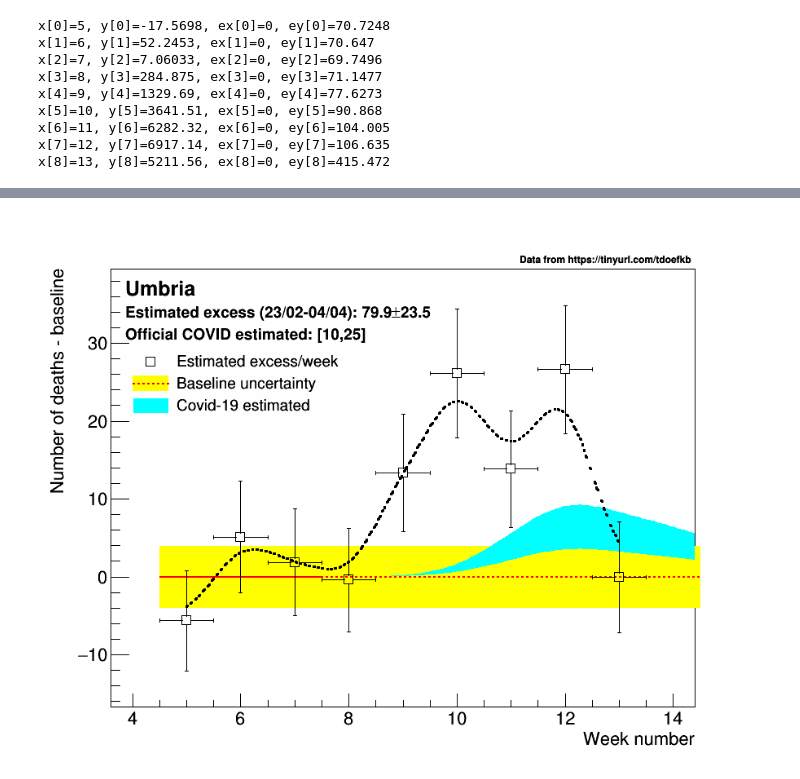
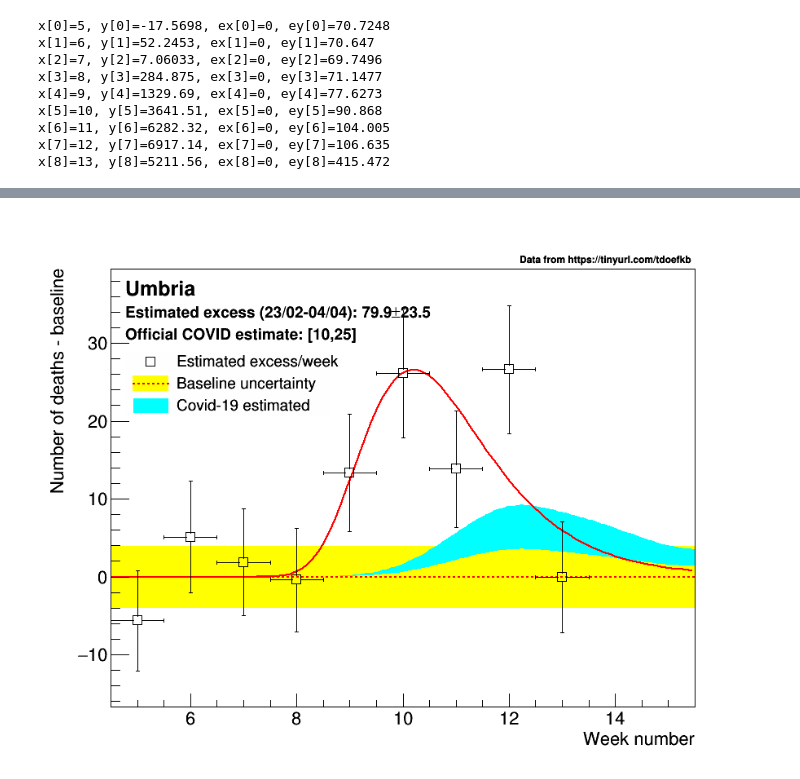
Before and after one commit to pmeridian/COVID19_DA, a Jupyter notebook: Analisi Istat.ipynb, the cells around one changed output, grey strips where cells are left out. Saved outputs shown, nothing was run; the diff lists cells and outputs as text; code cells hidden in the pictures.

```diff
--- a/Analisi Istat.ipynb
+++ b/Analisi Istat.ipynb
@@ -898,10 +914,10 @@ for p in regions:
 
     t.SetTextSize(0.02)
     t.DrawLatexNDC(0.66,0.91,'Data from https://tinyurl.com/tdoefkb')
-    c1.RedrawAxis()
-    c1.Draw()
+    #c1.RedrawAxis()
+    #c1.Draw()
 
     sumTotal+=totalExcess[p][0]
     sumTotalRescaled+=totalExcess[p][0]/rescalingFactor[p]
-    for ext in ['.pdf','.png','.root']:
-        c1.SaveAs("~/cernbox/www/plots/COVID19_DA_ISTAT/deathExcess_{:s}".format(p)+ext)
+    #for ext in ['.pdf','.png','.root']:
+    #    c1.SaveAs("~/cernbox/www/plots/COVID19_DA_ISTAT/deathExcess_{:s}".format(p)+ext)
@@ -981,7 +972,7 @@ for p in regions:
     leg.Draw()
     t.SetTextSize(0.02)
     t.DrawLatexNDC(0.66,0.91,'Data from https://tinyurl.com/tdoefkb')
-    c1.RedrawAxis()
-    c1.Draw()
-    for ext in ['.pdf','.png','.root']:
-        c1.SaveAs("~/cernbox/www/plots/COVID19_DA_ISTAT/death_{:s}".format(p)+ext)
+    #c1.RedrawAxis()
+    #c1.Draw()
+    #for ext in ['.pdf','.png','.root']:
+    #    c1.SaveAs("~/cernbox/www/plots/COVID19_DA_ISTAT/death_{:s}".format(p)+ext)
@@ -1299,15 +1298,25 @@ leg.SetBorderSize(0)
 leg.SetFillColorAlpha(0,0)
 leg.SetTextSize(0.03)
 
-maxX=14.5
+maxX=15.5
 
 for p in regionsToCompare:
     leg.Clear()
-    graphs['eccesso_deceduti_corrected_%s'%p].Draw("AP")
+    dgompertz.SetParameter(0,30000)
+    dgompertz.SetParameter(2,0.1)
+    dgompertz.SetParameter(1,1)
+    dgompertz.SetParameter(3,10)
     graphs['eccesso_deceduti_corrected_%s'%p].GetXaxis().SetTitle("Week number")
     graphs['eccesso_deceduti_corrected_%s'%p].GetXaxis().SetLimits(4.5,maxX)
     graphs['eccesso_deceduti_corrected_%s'%p].GetXaxis().SetRangeUser(4.5,maxX)
+    graphs['eccesso_deceduti_corrected_%s'%p].Draw("AP")
     graphs['eccesso_deceduti_corrected_%s'%p].GetYaxis().SetTitle("Number of deaths - baseline")
+    histo=graphs['eccesso_deceduti_corrected_%s'%p].GetHistogram()
+    a=R.TH2F('a','a',10,4.5,maxX,10,histo.GetMinimum(),histo.GetMaximum())
+    a.GetXaxis().SetTitle("Week number")
+    a.GetYaxis().SetTitle("Number of deaths - baseline")
+    a.SetStats(0)
+    a.Draw()
 
     smoothed=smooth2.SmoothKern(graphs['eccesso_deceduti_corrected_%s'%p],'normal',1.5)
     smoothed.SetName('eccesso_deceduti_smoothed')
@@ -1357,7 +1366,10 @@ for p in regionsToCompare:
     line1.Draw()
 
     band.Draw('3SAME')
-    smoothed.Draw('LSAME')
+    #smoothed.Draw('LSAME')
+    graphs['eccesso_deceduti_corrected_%s'%p].Fit('dgompertz','R0B')
+    dgompertz.Draw('SAME')
+    graphs['eccesso_deceduti_corrected_dgompertz_%s'%p]=dgompertz.Clone('eccesso_deceduti_corrected_dgompertz_%s'%p)
     graphs['eccesso_deceduti_corrected_%s'%p].Draw("PSAME")
     totalExcessErr=R.TMath.Sqrt(totalExcess[p][1]**2+(baseline_stdev*4)**2)
 
@@ -1368,7 +1380,7 @@ for p in regionsToCompare:
     totalExcessCovid=integralGraph(graphs['deceduti_official_%s'%p],0,len(weeks)-8+1)
 
     t.SetTextSize(0.03)
-    t.DrawLatexNDC(0.12,0.77,'Official COVID estimated: [%.0f,%.0f]'%(totalExcessRescaledCovid[0],totalExcessRescaledCovid[0]+(totalExcessCovid[0]-totalExcessRescaledCovid[0])*0.5))
+    t.DrawLatexNDC(0.12,0.77,'Official COVID estimate: [%.0f,%.0f]'%(totalExcessRescaledCovid[0],totalExcessRescaledCovid[0]+(totalExcessCovid[0]-totalExcessRescaledCovid[0])*0.5))
 
 
     t.SetTextSize(0.04)
@@ -1418,4 +1447,4 @@ Info in <TCanvas::SaveAs>: ROOT file /Users/meridian/cernbox/www/plots/COVID19_D
-[figure, old version]
+[figure, new version]
 # %%
 #baseline={ p:graphs['deceduti_%s'%p].GetFunction('fB').GetParameter(0) for p in regionsToCompare }
 #baselineRescaled={ p:graphs['deceduti_%s'%p].GetFunction('fB').GetParameter(0)*52/populationIstatByRegion[p] for p in regionsToCompare }
```
Also changed, not shown: parts of 10 cells of this notebook, 2 other files.
